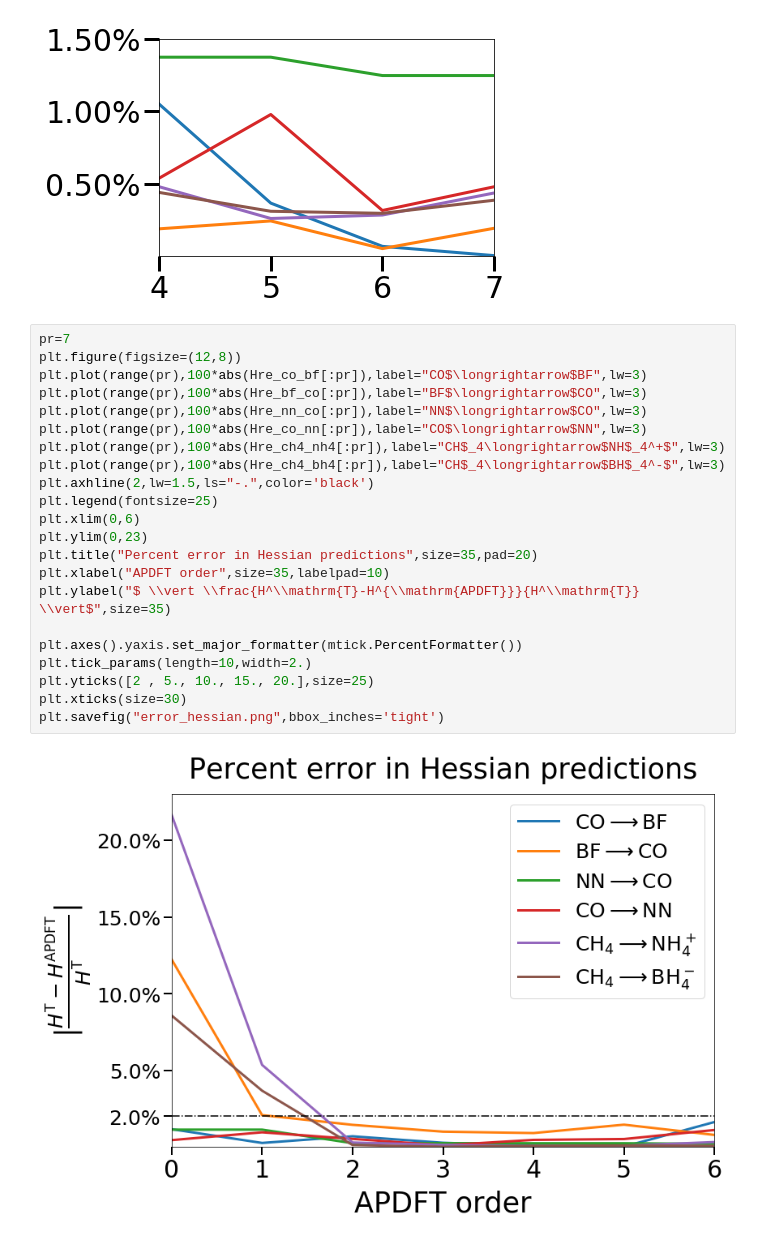
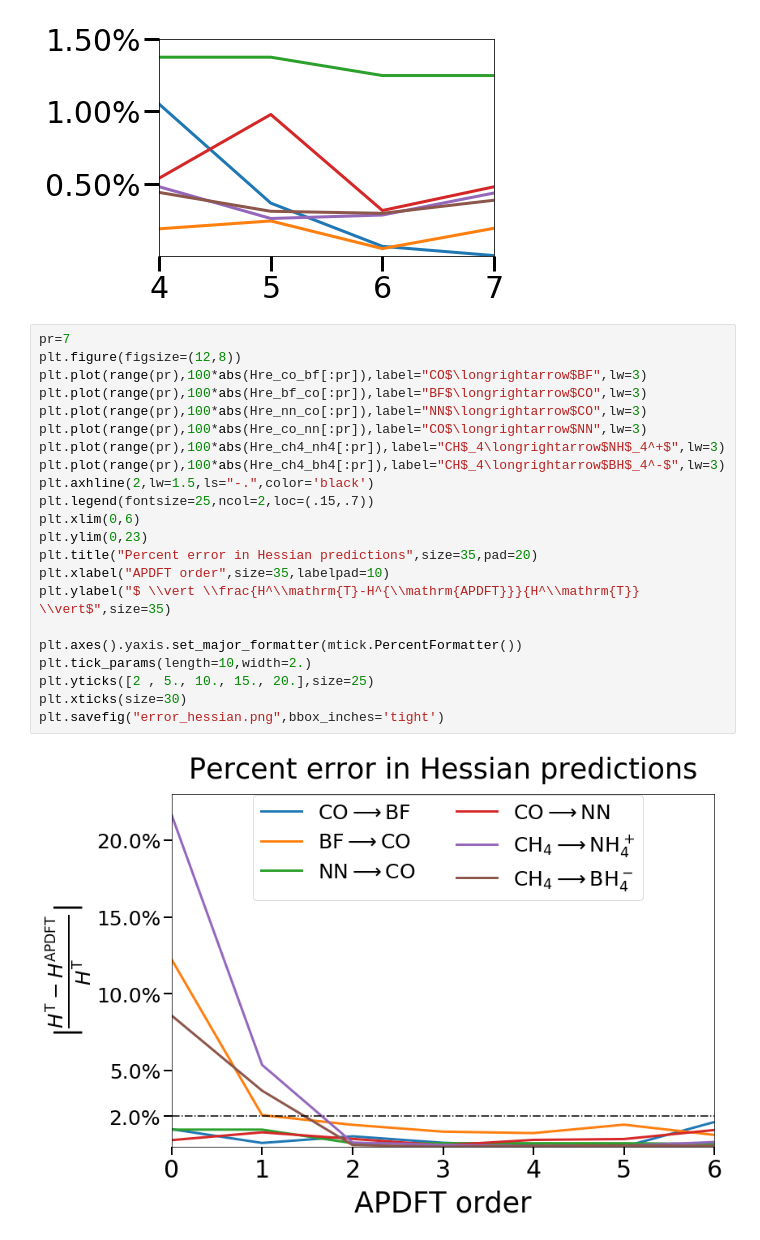
Before and after one commit to ferchault/APDFT, a Jupyter notebook: prototyping/hessian/AAFF/1_Validation_anal_deriv/plots_and_tables.ipynb, the cells around one changed output. Saved outputs shown, nothing was run; the diff lists cells and outputs as text.

Commit message:
plots on AFs

```diff
--- a/prototyping/hessian/AAFF/1_Validation_anal_deriv/plots_and_tables.ipynb
+++ b/prototyping/hessian/AAFF/1_Validation_anal_deriv/plots_and_tables.ipynb
@@ -431,24 +424,24 @@ plt.savefig("subplot.png",bbox_inches="tight")
 # %%
 pr=7
 plt.figure(figsize=(12,8))
 plt.plot(range(pr),100*abs(Hre_co_bf[:pr]),label="CO$\longrightarrow$BF",lw=3)
 plt.plot(range(pr),100*abs(Hre_bf_co[:pr]),label="BF$\longrightarrow$CO",lw=3)
 plt.plot(range(pr),100*abs(Hre_nn_co[:pr]),label="NN$\longrightarrow$CO",lw=3)
 plt.plot(range(pr),100*abs(Hre_co_nn[:pr]),label="CO$\longrightarrow$NN",lw=3)
 plt.plot(range(pr),100*abs(Hre_ch4_nh4[:pr]),label="CH$_4\longrightarrow$NH$_4^+$",lw=3)
 plt.plot(range(pr),100*abs(Hre_ch4_bh4[:pr]),label="CH$_4\longrightarrow$BH$_4^-$",lw=3)
 plt.axhline(2,lw=1.5,ls="-.",color='black')
-plt.legend(fontsize=25)
+plt.legend(fontsize=25,ncol=2,loc=(.15,.7))
 plt.xlim(0,6)
 plt.ylim(0,23)
 plt.title("Percent error in Hessian predictions",size=35,pad=20)
 plt.xlabel("APDFT order",size=35,labelpad=10)
 plt.ylabel("$ \\vert \\frac{H^\\mathrm{T}-H^{\\mathrm{APDFT}}}{H^\\mathrm{T}}  \\vert$",size=35)
 
 plt.axes().yaxis.set_major_formatter(mtick.PercentFormatter())
 plt.tick_params(length=10,width=2.)
 plt.yticks([2 , 5., 10., 15., 20.],size=25)
 plt.xticks(size=30)
 plt.savefig("error_hessian.png",bbox_inches='tight')
 # %% [output]
-[figure, old version]
+[figure, new version]
```
Also changed, not shown: parts of 3 cells of this notebook, 15 other files.
